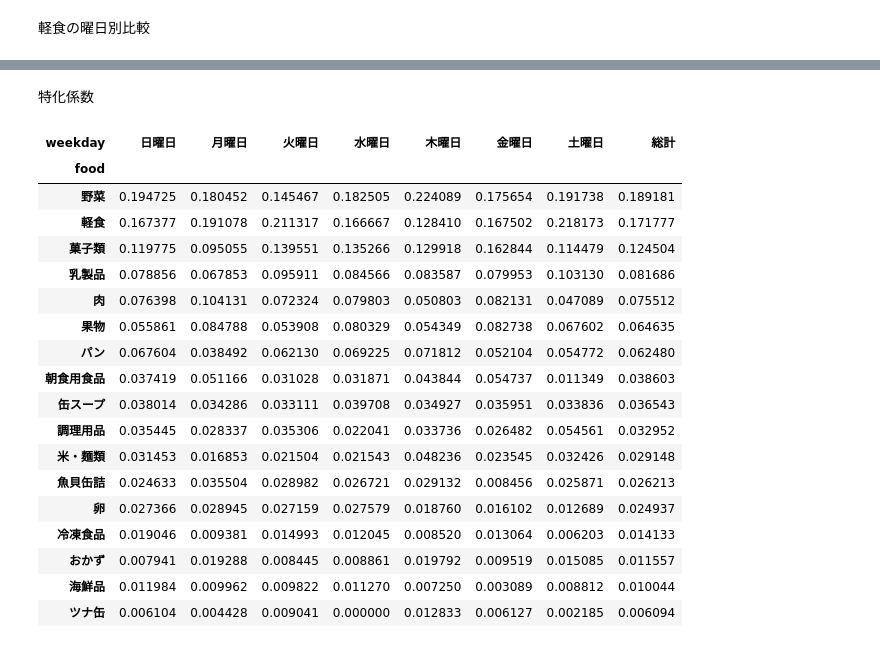
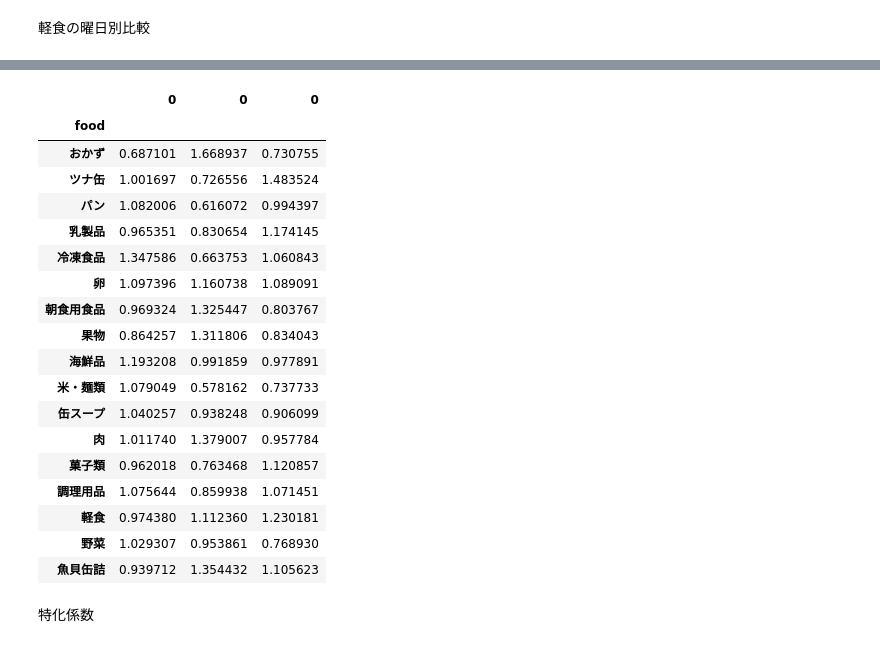
Before and after one commit to akmiccom/dataAnalyticsBasic, a Jupyter notebook: notebooks/c2.ipynb, the cells around one changed output, grey strips where cells are left out. Cells and saved outputs as stored; diff of their text form; code cells hidden in the pictures.

```diff
--- a/notebooks/c2.ipynb
+++ b/notebooks/c2.ipynb
@@ -160,25 +195,28 @@ Name: 軽食, dtype: float64
+# %%
+# 特化係数
+a = pd.DataFrame(cross_ratio['日曜日'] / cross_ratio['total'])
+b = pd.DataFrame(cross_ratio['月曜日'] / cross_ratio['total'])
+c = pd.DataFrame(cross_ratio['火曜日'] / cross_ratio['total'])
+pd.concat([a, b, c], axis=1)
+# %% [output]
+|  | 0 | 0 | 0 |
+| food |  |  |  |
+| おかず | 0.687101 | 1.668937 | 0.730755 |
+| ツナ缶 | 1.001697 | 0.726556 | 1.483524 |
+| パン | 1.082006 | 0.616072 | 0.994397 |
+| 乳製品 | 0.965351 | 0.830654 | 1.174145 |
+| 冷凍食品 | 1.347586 | 0.663753 | 1.060843 |
+| 卵 | 1.097396 | 1.160738 | 1.089091 |
+| 朝食用食品 | 0.969324 | 1.325447 | 0.803767 |
+| 果物 | 0.864257 | 1.311806 | 0.834043 |
+| 海鮮品 | 1.193208 | 0.991859 | 0.977891 |
+| 米・麺類 | 1.079049 | 0.578162 | 0.737733 |
+| 缶スープ | 1.040257 | 0.938248 | 0.906099 |
+| 肉 | 1.011740 | 1.379007 | 0.957784 |
+| 菓子類 | 0.962018 | 0.763468 | 1.120857 |
+| 調理用品 | 1.075644 | 0.859938 | 1.071451 |
+| 軽食 | 0.974380 | 1.112360 | 1.230181 |
+| 野菜 | 1.029307 | 0.953861 | 0.768930 |
+| 魚貝缶詰 | 0.939712 | 1.354432 | 1.105623 |
 # %% [markdown]
 特化係数
-# %%
-food_weekday_ratio = food_weekday_sum.apply(lambda x: x / sum(x), axis=0)
-food_weekday_ratio
-# %% [output]
-| weekday | 日曜日 | 月曜日 | 火曜日 | 水曜日 | 木曜日 | 金曜日 | 土曜日 | 総計 |
-| food |  |  |  |  |  |  |  |  |
-| 野菜 | 0.194725 | 0.180452 | 0.145467 | 0.182505 | 0.224089 | 0.175654 | 0.191738 | 0.189181 |
-| 軽食 | 0.167377 | 0.191078 | 0.211317 | 0.166667 | 0.128410 | 0.167502 | 0.218173 | 0.171777 |
-| 菓子類 | 0.119775 | 0.095055 | 0.139551 | 0.135266 | 0.129918 | 0.162844 | 0.114479 | 0.124504 |
-| 乳製品 | 0.078856 | 0.067853 | 0.095911 | 0.084566 | 0.083587 | 0.079953 | 0.103130 | 0.081686 |
-| 肉 | 0.076398 | 0.104131 | 0.072324 | 0.079803 | 0.050803 | 0.082131 | 0.047089 | 0.075512 |
-| 果物 | 0.055861 | 0.084788 | 0.053908 | 0.080329 | 0.054349 | 0.082738 | 0.067602 | 0.064635 |
-| パン | 0.067604 | 0.038492 | 0.062130 | 0.069225 | 0.071812 | 0.052104 | 0.054772 | 0.062480 |
-| 朝食用食品 | 0.037419 | 0.051166 | 0.031028 | 0.031871 | 0.043844 | 0.054737 | 0.011349 | 0.038603 |
-| 缶スープ | 0.038014 | 0.034286 | 0.033111 | 0.039708 | 0.034927 | 0.035951 | 0.033836 | 0.036543 |
-| 調理用品 | 0.035445 | 0.028337 | 0.035306 | 0.022041 | 0.033736 | 0.026482 | 0.054561 | 0.032952 |
-| 米・麺類 | 0.031453 | 0.016853 | 0.021504 | 0.021543 | 0.048236 | 0.023545 | 0.032426 | 0.029148 |
-| 魚貝缶詰 | 0.024633 | 0.035504 | 0.028982 | 0.026721 | 0.029132 | 0.008456 | 0.025871 | 0.026213 |
-| 卵 | 0.027366 | 0.028945 | 0.027159 | 0.027579 | 0.018760 | 0.016102 | 0.012689 | 0.024937 |
-| 冷凍食品 | 0.019046 | 0.009381 | 0.014993 | 0.012045 | 0.008520 | 0.013064 | 0.006203 | 0.014133 |
-| おかず | 0.007941 | 0.019288 | 0.008445 | 0.008861 | 0.019792 | 0.009519 | 0.015085 | 0.011557 |
-| 海鮮品 | 0.011984 | 0.009962 | 0.009822 | 0.011270 | 0.007250 | 0.003089 | 0.008812 | 0.010044 |
-| ツナ缶 | 0.006104 | 0.004428 | 0.009041 | 0.000000 | 0.012833 | 0.006127 | 0.002185 | 0.006094 |
```
Also changed, not shown: parts of 9 cells of this notebook, 2 other files.
